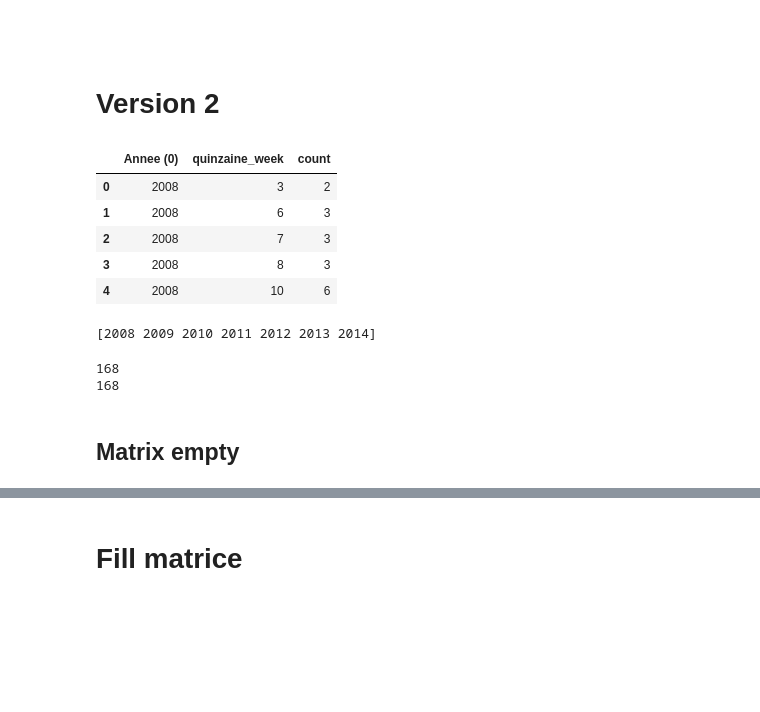
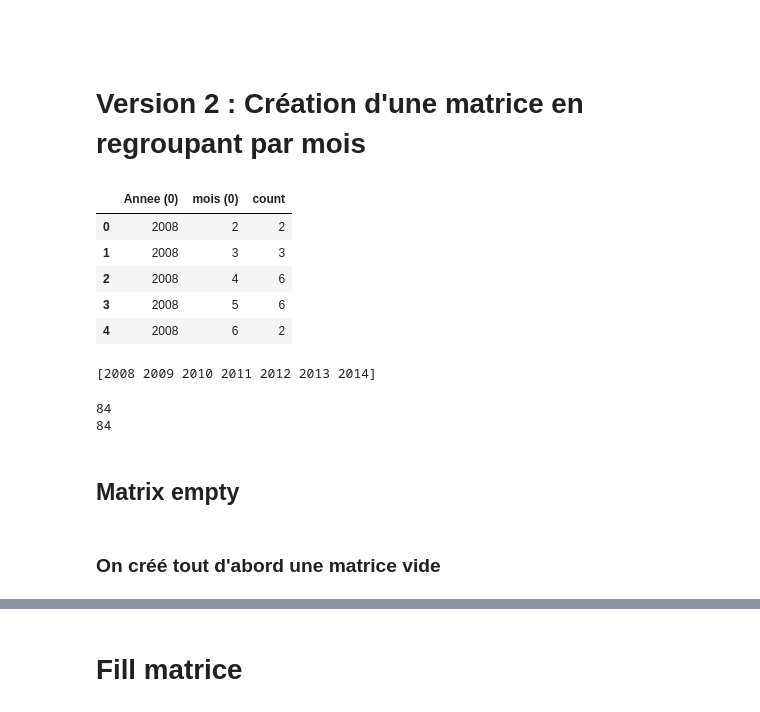
Before and after one commit to ifrebault/PiracyAttackPrediction, a Jupyter notebook: Machine_learning/Matrix.ipynb, the cells around one changed output, grey strips where cells are left out. Drawn from its saved outputs; the diff is of its cells as text; code cells hidden in the pictures; blank space fills up the shorter version.

```diff
--- a/Machine_learning/Matrix.ipynb
+++ b/Machine_learning/Matrix.ipynb
@@ -117,17 +135,17 @@ dfFinal['count'].sum()
 dfFinal.to_csv("../data/aden_golfe_matrix_area.csv",sep=';', encoding='utf-8', index=False)
 # %% [markdown]
 #
-# %% [markdown]
-# Version 2
+# %% [markdown]
+# Version 2 : Création d'une matrice en regroupant par mois
 # %%
-dfAgregateTotal2=pd.DataFrame({'count' : df.groupby( [ "Annee (0)","quinzaine_week"] ).size()}).reset_index()
+dfAgregateTotal2=pd.DataFrame({'count' : df.groupby( [ "Annee (0)","mois (0)"] ).size()}).reset_index()
 dfAgregateTotal2.head()
 # %% [output]
-|  | Annee (0) | quinzaine_week | count |
-| 0 | 2008 | 3 | 2 |
-| 1 | 2008 | 6 | 3 |
-| 2 | 2008 | 7 | 3 |
-| 3 | 2008 | 8 | 3 |
-| 4 | 2008 | 10 | 6 |
+|  | Annee (0) | mois (0) | count |
+| 0 | 2008 | 2 | 2 |
+| 1 | 2008 | 3 | 3 |
+| 2 | 2008 | 4 | 6 |
+| 3 | 2008 | 5 | 6 |
+| 4 | 2008 | 6 | 2 |
 # %%
 unique_years=dfAgregateTotal2['Annee (0)'].unique()
@@ -139,10 +153,10 @@ print unique_years
 # %% [output]
 [2008 2009 2010 2011 2012 2013 2014]
 # %%
-col_years=np.repeat(unique_years, max_quinzaine)
+col_years=np.repeat(unique_years, max_month)
 print len(col_years)
 
-two_week_repeat=np.linspace(1, max_quinzaine, num=max_quinzaine)
+two_week_repeat=np.linspace(1, max_month, num=max_month)
 #print np.repeat(two_week_repeat,4)
 col_two_week=np.tile(two_week_repeat, len(unique_years))
 print len(col_two_week)
@@ -151,17 +165,19 @@ col_count=np.repeat(0, len(col_two_week))
 
 
 dic2 = {'Years': col_years,
-     '2_week': col_two_week,
-     'count': col_count#,
+     'Month': col_two_week,
+     'Count': col_count#,
      #'type_attack': col_type
-      }
+       }
 
-dfFinal_2= pd.DataFrame(dic2)
+dfFinal_2 = pd.DataFrame(dic2)
 # %% [output]
-168
-168
+84
+84
 # %% [markdown]
 ## Matrix empty
+# %% [markdown]
+### On créé tout d'abord une matrice vide
 # %%
 dfFinal_2.head()
 # %% [output]
```
Also changed, not shown: parts of 13 cells of this notebook, 3 other files.
